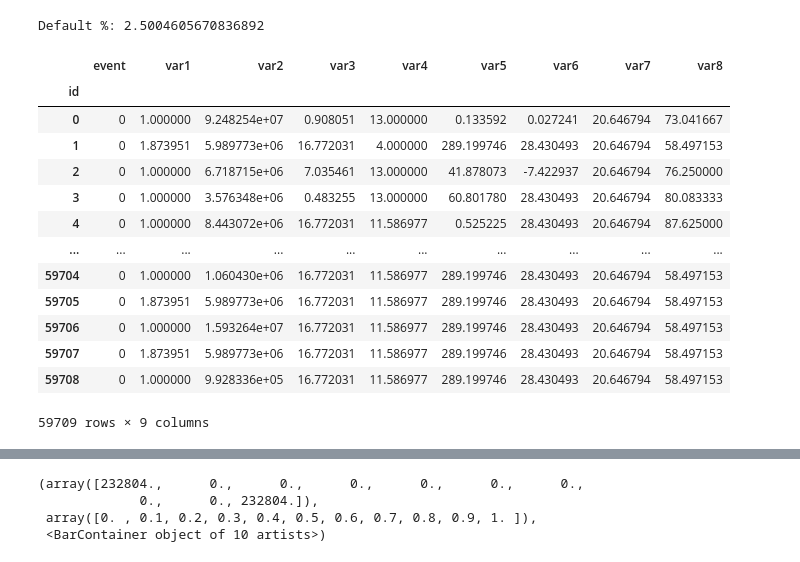
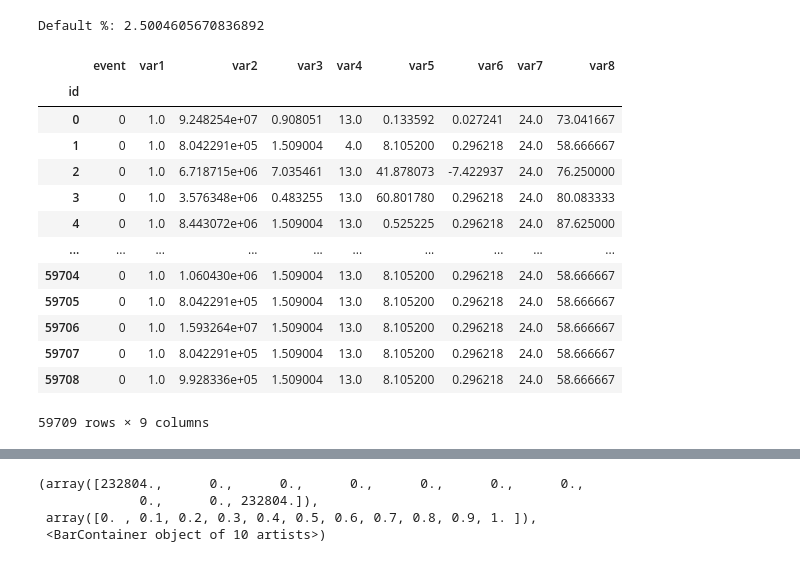
Before and after one commit to martinbandung/2023_MLF_Project, a Jupyter notebook: test_upload_backup.ipynb, the cells around one changed output, grey strips where cells are left out. Cells and saved outputs as stored; diff of their text form; code cells hidden in the pictures.

```diff
--- a/test_upload_backup.ipynb
+++ b/test_upload_backup.ipynb
@@ -32,3 +33,6 @@ today date  20230429
+# %%
+def filldata(df,value):
+    return df.fillna(value)
 # %%
 #importing training data to pandas dataframe
 
@@ -43,8 +47,16 @@ df['event'].replace({0:1, 1:0},inplace=True)
 
 dfy=df['event'] #set the target column separate from dataframe
 
+#fillvalue=df.mean()
+fillvalue=df.median()
+
+#data_fill='mean'
+data_fill='median'
+
+#fillvalue=df.median()
+
 #df=df.drop("event" ,axis= 1)
-df.fillna(df.mean(),inplace=True)
+df=filldata(df,fillvalue)
 
 X=df.values
 y=dfy.values
@@ -74,38 +86,38 @@ Default %: 2.5255824080121925
 # %%
 #importing TEST data to pandas dataframe
 
 df1=pd.read_csv(r'E:\phbs\module03\ml_finance\final_project\test.csv',index_col='id')
 from sklearn import preprocessing
 le = preprocessing.LabelEncoder()
 df1=df1.drop(columns=['split'])
 df1['event'].replace({0:1, 1:0},inplace=True)
 
 dfy1=df1['event']
 #df1=df1.drop("event" ,axis= 1)
 
-df1.fillna(df.mean(),inplace=True)
+df1=filldata(df1,fillvalue)
 X1=df1.values
 y1=dfy1.values
 
 #importing training data to pandas dataframe
 print('Default %:',dfy1.sum()/df1.shape[0]*100)
 
 df1
 # %% [output]
 Default %: 2.5004605670836892
 |  | event | var1 | var2 | var3 | var4 | var5 | var6 | var7 | var8 |
 | id |  |  |  |  |  |  |  |  |  |
-| 0 | 0 | 1.000000 | 9.248254e+07 | 0.908051 | 13.000000 | 0.133592 | 0.027241 | 20.646794 | 73.041667 |
-| 1 | 0 | 1.873951 | 5.989773e+06 | 16.772031 | 4.000000 | 289.199746 | 28.430493 | 20.646794 | 58.497153 |
-| 2 | 0 | 1.000000 | 6.718715e+06 | 7.035461 | 13.000000 | 41.878073 | -7.422937 | 20.646794 | 76.250000 |
-| 3 | 0 | 1.000000 | 3.576348e+06 | 0.483255 | 13.000000 | 60.801780 | 28.430493 | 20.646794 | 80.083333 |
-| 4 | 0 | 1.000000 | 8.443072e+06 | 16.772031 | 11.586977 | 0.525225 | 28.430493 | 20.646794 | 87.625000 |
+| 0 | 0 | 1.0 | 9.248254e+07 | 0.908051 | 13.0 | 0.133592 | 0.027241 | 24.0 | 73.041667 |
+| 1 | 0 | 1.0 | 8.042291e+05 | 1.509004 | 4.0 | 8.105200 | 0.296218 | 24.0 | 58.666667 |
+| 2 | 0 | 1.0 | 6.718715e+06 | 7.035461 | 13.0 | 41.878073 | -7.422937 | 24.0 | 76.250000 |
+| 3 | 0 | 1.0 | 3.576348e+06 | 0.483255 | 13.0 | 60.801780 | 0.296218 | 24.0 | 80.083333 |
+| 4 | 0 | 1.0 | 8.443072e+06 | 1.509004 | 13.0 | 0.525225 | 0.296218 | 24.0 | 87.625000 |
 | ... | ... | ... | ... | ... | ... | ... | ... | ... | ... |
-| 59704 | 0 | 1.000000 | 1.060430e+06 | 16.772031 | 11.586977 | 289.199746 | 28.430493 | 20.646794 | 58.497153 |
-| 59705 | 0 | 1.873951 | 5.989773e+06 | 16.772031 | 11.586977 | 289.199746 | 28.430493 | 20.646794 | 58.497153 |
-| 59706 | 0 | 1.000000 | 1.593264e+07 | 16.772031 | 11.586977 | 289.199746 | 28.430493 | 20.646794 | 58.497153 |
-| 59707 | 0 | 1.873951 | 5.989773e+06 | 16.772031 | 11.586977 | 289.199746 | 28.430493 | 20.646794 | 58.497153 |
-| 59708 | 0 | 1.000000 | 9.928336e+05 | 16.772031 | 11.586977 | 289.199746 | 28.430493 | 20.646794 | 58.497153 |
+| 59704 | 0 | 1.0 | 1.060430e+06 | 1.509004 | 13.0 | 8.105200 | 0.296218 | 24.0 | 58.666667 |
+| 59705 | 0 | 1.0 | 8.042291e+05 | 1.509004 | 13.0 | 8.105200 | 0.296218 | 24.0 | 58.666667 |
+| 59706 | 0 | 1.0 | 1.593264e+07 | 1.509004 | 13.0 | 8.105200 | 0.296218 | 24.0 | 58.666667 |
+| 59707 | 0 | 1.0 | 8.042291e+05 | 1.509004 | 13.0 | 8.105200 | 0.296218 | 24.0 | 58.666667 |
+| 59708 | 0 | 1.0 | 9.928336e+05 | 1.509004 | 13.0 | 8.105200 | 0.296218 | 24.0 | 58.666667 |
 59709 rows × 9 columns
 # %%
 # standard scaler
```
Also changed, not shown: parts of 57 cells of this notebook, 1 other file.
